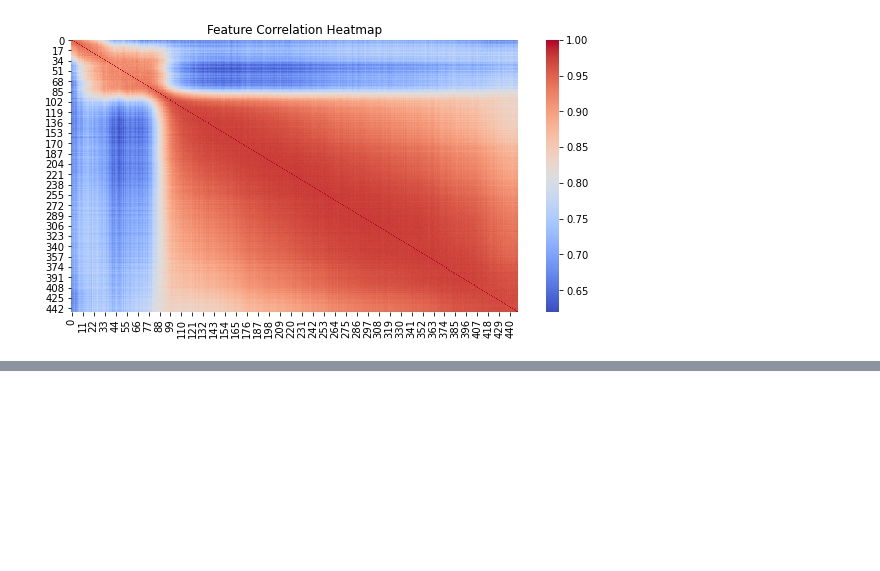
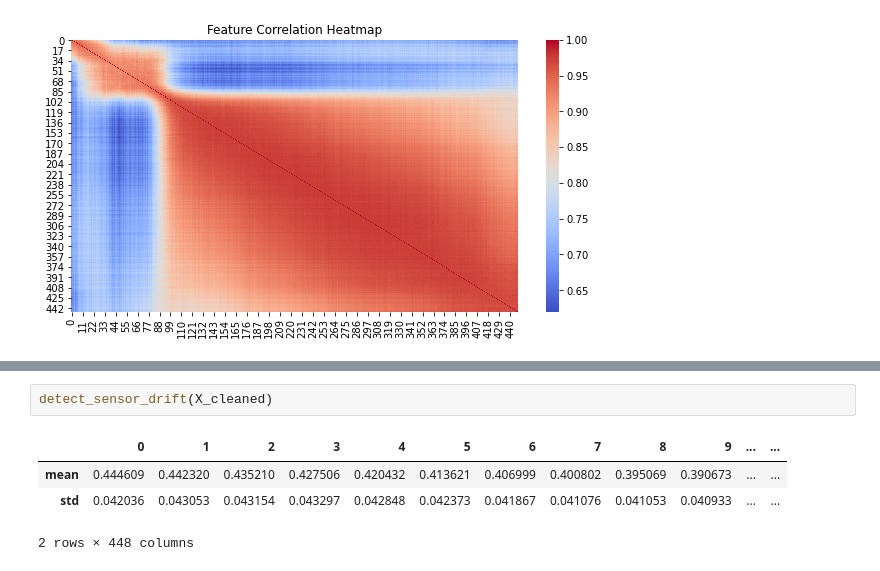
Before and after one commit to Vikrant1507/ML-Project, a Jupyter notebook: main.ipynb, the cells around one changed output, grey strips where cells are left out. Drawn from its saved outputs; the diff is of its cells as text; blank space fills up the shorter version.

```diff
--- a/main.ipynb
+++ b/main.ipynb
@@ -120,0 +176,7 @@ plot_sample_heatmap(X_scaled)
+# %%
+detect_sensor_drift(X_cleaned)
+# %% [output]
+|  | 0 | 1 | 2 | 3 | 4 | 5 | 6 | 7 | 8 | 9 | ... | ... |
+| mean | 0.444609 | 0.442320 | 0.435210 | 0.427506 | 0.420432 | 0.413621 | 0.406999 | 0.400802 | 0.395069 | 0.390673 | ... | ... |
+| std | 0.042036 | 0.043053 | 0.043154 | 0.043297 | 0.042848 | 0.042373 | 0.041867 | 0.041076 | 0.041053 | 0.040933 | ... | ... |
+2 rows × 448 columns
```
Also changed, not shown: parts of 18 cells of this notebook, 1 other file.
